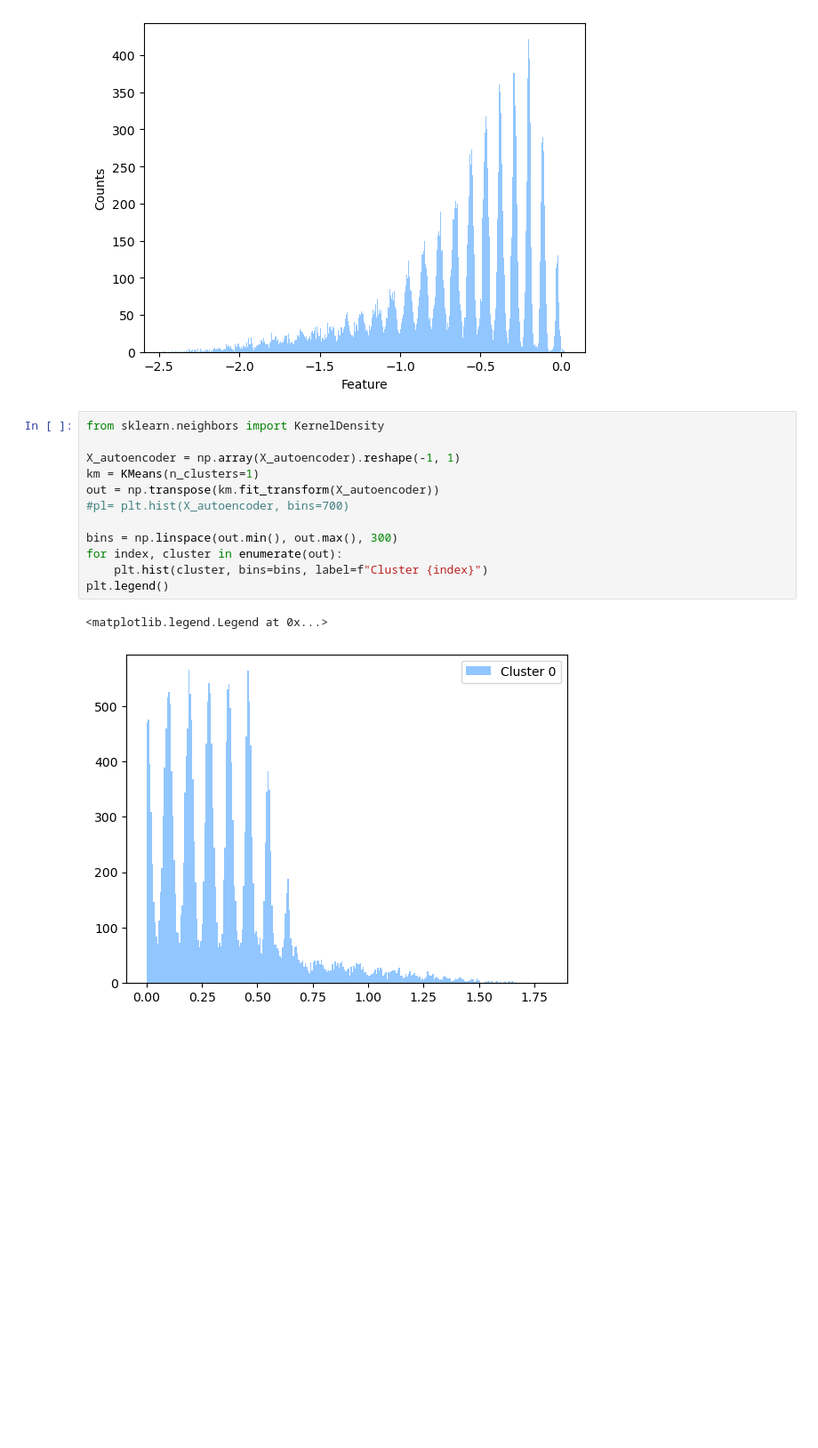
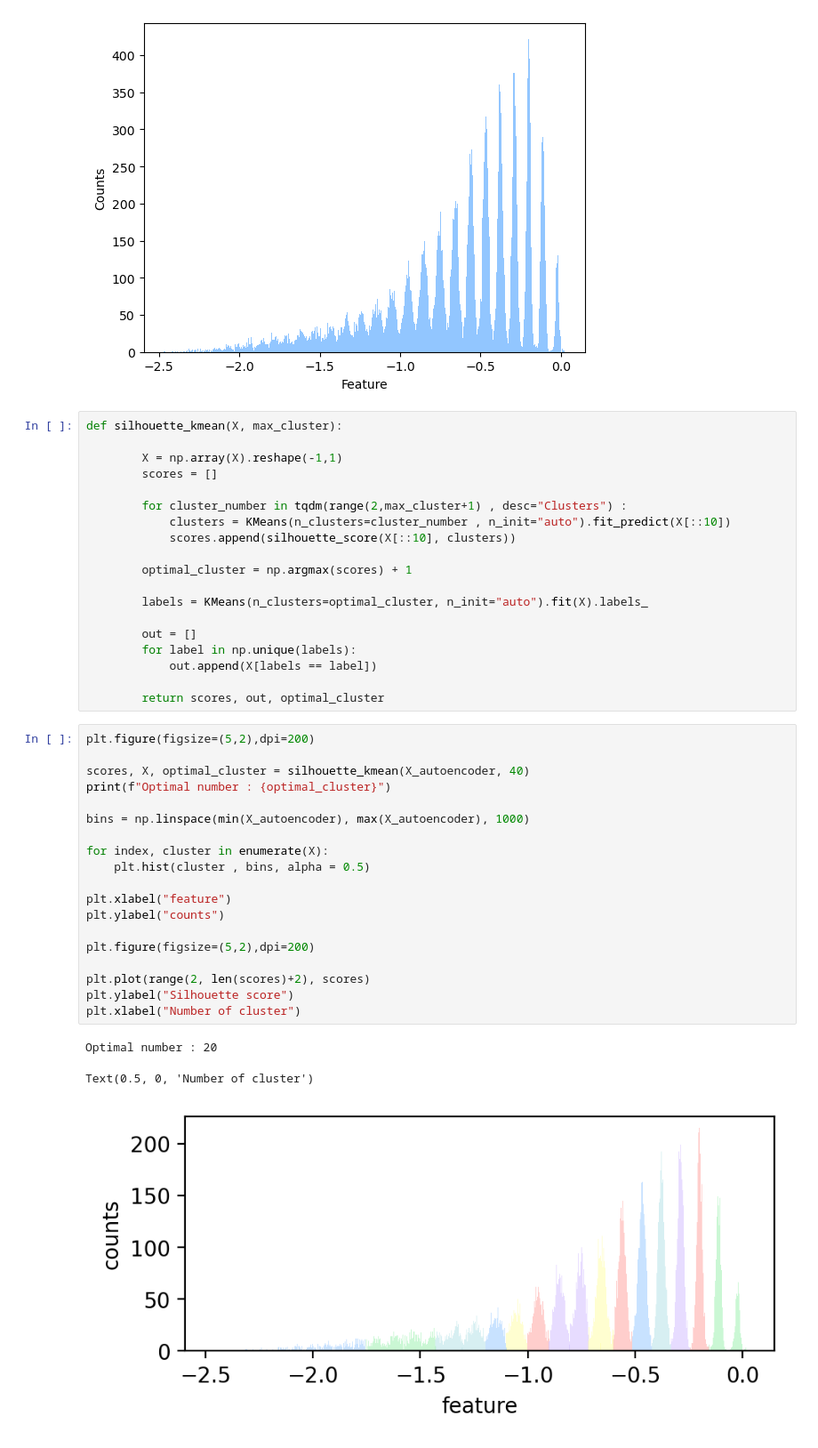
Before and after one commit to polyquantique/Photon-Number-Classification, a Jupyter notebook: DimensionalityReduction.ipynb, the cells around one changed output. Shown at 89% size. Cells and saved outputs as stored; diff of their text form; blank space fills up the shorter version.

```diff
--- a/DimensionalityReduction.ipynb
+++ b/DimensionalityReduction.ipynb
@@ -260,18 +264,45 @@ plt.xlabel("Feature")
 # %% [output]
 Text(0.5, 0, 'Feature')
 [figure]
-# %%
-from sklearn.neighbors import KernelDensity
-
-X_autoencoder = np.array(X_autoencoder).reshape(-1, 1)
-km = KMeans(n_clusters=1)
-out = np.transpose(km.fit_transform(X_autoencoder))
-#pl= plt.hist(X_autoencoder, bins=700)
-
-bins = np.linspace(out.min(), out.max(), 300)
-for index, cluster in enumerate(out):
-    plt.hist(cluster, bins=bins, label=f"Cluster {index}")
-plt.legend()
-# %% [output]
-<matplotlib.legend.Legend at 0x...>
-[figure, removed]
+# %%
+def silhouette_kmean(X, max_cluster):
+
+        X = np.array(X).reshape(-1,1)
+        scores = []
+
+        for cluster_number in tqdm(range(2,max_cluster+1) , desc="Clusters") :
+            clusters = KMeans(n_clusters=cluster_number , n_init="auto").fit_predict(X[::10])
+            scores.append(silhouette_score(X[::10], clusters))
+
+        optimal_cluster = np.argmax(scores) + 1
+
+        labels = KMeans(n_clusters=optimal_cluster, n_init="auto").fit(X).labels_
+
+        out = []
+        for label in np.unique(labels):
+            out.append(X[labels == label])
+
+        return scores, out, optimal_cluster
+# %%
+plt.figure(figsize=(5,2),dpi=200)
+
+scores, X, optimal_cluster = silhouette_kmean(X_autoencoder, 40)
+print(f"Optimal number : {optimal_cluster}")
+
+bins = np.linspace(min(X_autoencoder), max(X_autoencoder), 1000)
+
+for index, cluster in enumerate(X):
+    plt.hist(cluster , bins, alpha = 0.5)
+
+plt.xlabel("feature")
+plt.ylabel("counts")
+
+plt.figure(figsize=(5,2),dpi=200)
+
+plt.plot(range(2, len(scores)+2), scores)
+plt.ylabel("Silhouette score")
+plt.xlabel("Number of cluster")
+# %% [output]
+Optimal number : 20
+Text(0.5, 0, 'Number of cluster')
+[figure, added]
```
Also changed, not shown: parts of 2 cells of this notebook, 11 other files.
